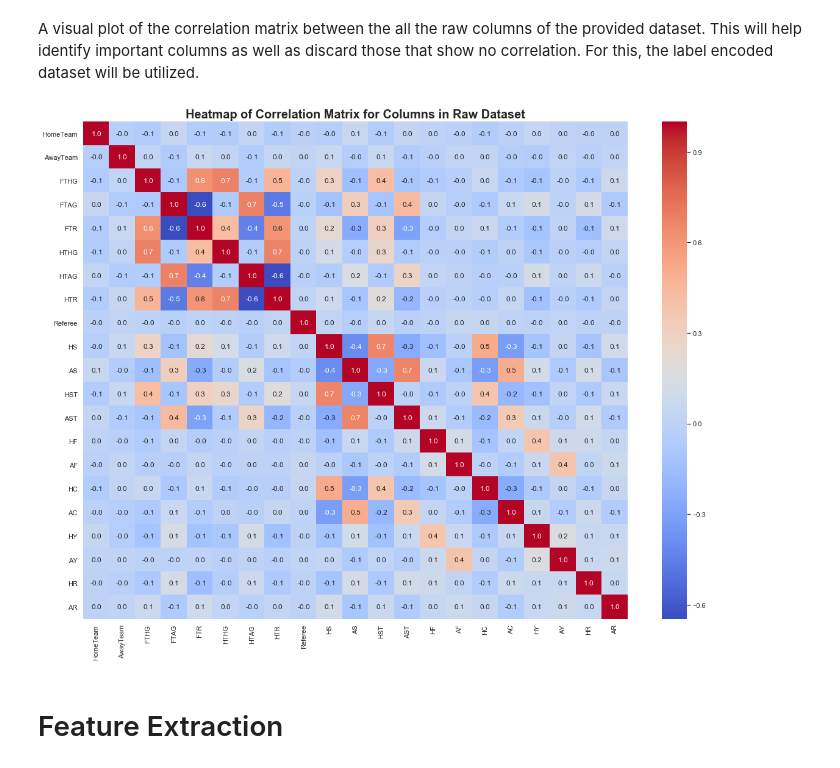
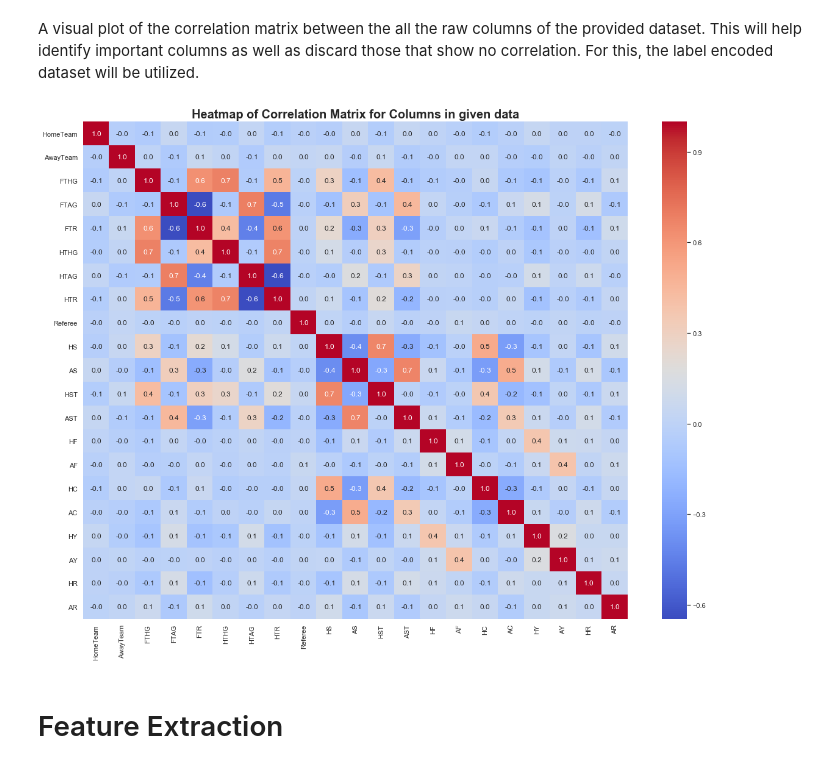
Before and after one commit to arundathi-shanthini/Beat-the-Bookie, a Jupyter notebook: Code/Beat The Bookie.ipynb, the cells around one changed output. Drawn from its saved outputs; the diff is of its cells as text; code cells hidden in the pictures.

```diff
--- a/Code/Beat The Bookie.ipynb
+++ b/Code/Beat The Bookie.ipynb
@@ -204 +228,5 @@ for name in ['l Mason','St Bennett','Mn Atkinson']:
+# %%
+data['Referee']=data['Referee'].replace({'l Mason':'L Mason',
+                                         'St Bennett':'S Bennett',
+                                         'Mn Atkinson':'M Atkinson'})
 # %%
@@ -354,12 +385,12 @@ A visual plot of the correlation matrix between the all the raw columns of the p
 # %%
 fig=plt.figure(figsize=(20,15))
 ax = plt.subplot()
-ax.set_title("Heatmap of Correlation Matrix for Columns in Raw Dataset",fontsize=20,fontweight='bold')
+ax.set_title("Heatmap of Correlation Matrix for Columns in given data",fontsize=20,fontweight='bold')
 sns.heatmap(encoded_data.corr(), annot = True, fmt='.1f', cmap= 'coolwarm', ax=ax)
 fig4=plt.savefig('Images/data corr heatmap.png')
 plt.show()
 # %% [output]
-[figure, old version]
+[figure, new version]
 # %% [markdown]
 # Feature Extraction
 # %% [markdown]
```
Also changed, not shown: parts of 100 cells of this notebook.
